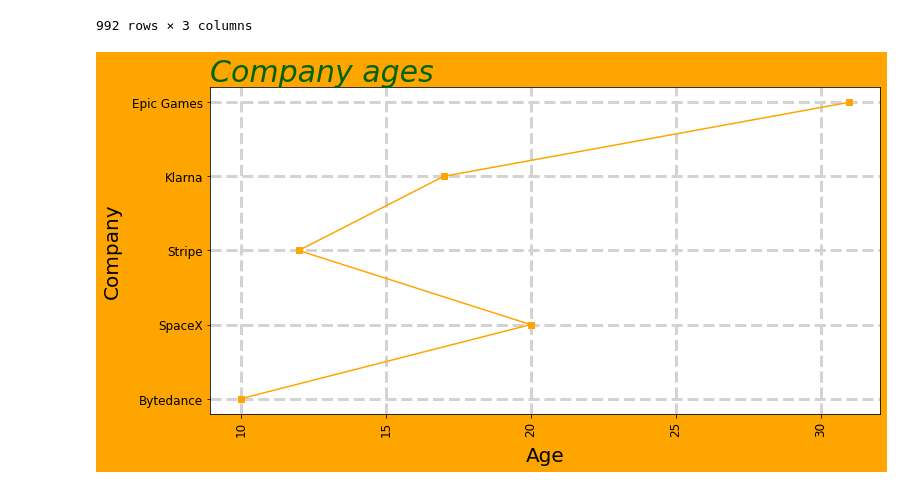
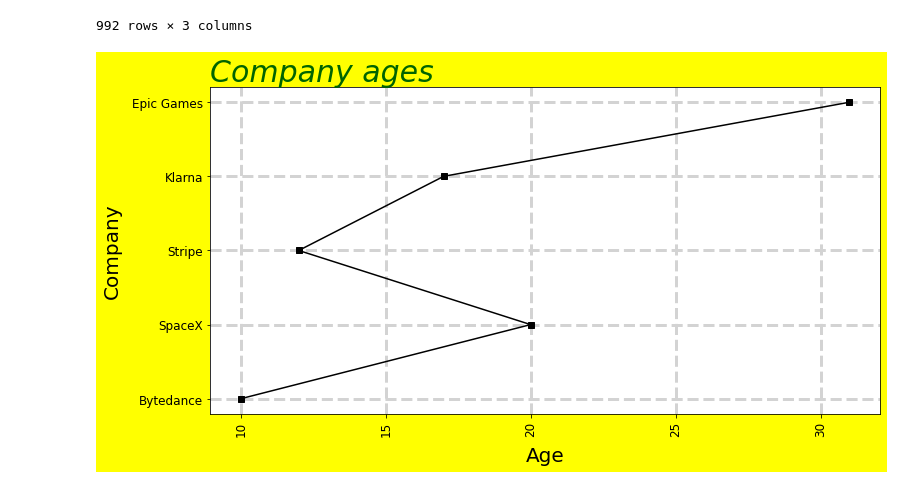
Before and after one commit to ClincieB/Unicorn_Companies, a Jupyter notebook: Unicorn_companies_project.ipynb, the cells around one changed output. Cells and saved outputs as stored; diff of their text form; code cells hidden in the pictures.

```diff
--- a/Unicorn_companies_project.ipynb
+++ b/Unicorn_companies_project.ipynb
@@ -94,17 +94,17 @@ cleaned_data[cleaned_data['age'] <46]
 992 rows × 3 columns
 # %%
 #This Graph shows the first 5 companies on the Unicorn csv file.
-plt.figure(figsize = (12, 6), facecolor = "orange")
-plt.plot(cleaned_data['age'].head(), cleaned_data['Company'].head(), marker = 's', color = "orange")
+plt.figure(figsize = (12, 6), facecolor = "yellow")
+plt.plot(cleaned_data['age'].head(), cleaned_data['Company'].head(), marker = 's', color = "black")
 plt.xlabel("Age", fontsize = 20, labelpad=10)
 plt.ylabel("Company", fontsize = 20, labelpad=10)
 plt.grid(color = "lightgrey", linestyle = "--", linewidth = 3)
 plt.xticks( rotation="vertical")
 plt.tick_params(axis = "both", labelsize = "large")
 plt.title("Company ages", fontsize=30, loc = "left", fontstyle = "oblique", color = "darkgreen")
 plt.show()
 # %% [output]
-[figure, old version]
+[figure, new version]
 # %%
 #In conclusion I have learned quite a bit. Just in this project alone I learned there is at least over 1000 Unicorn Companies and according to
 #investopedia anything defined as a Unicorn Company is an business refers to a startup company with a value of over $1 billion. Now with python
```
